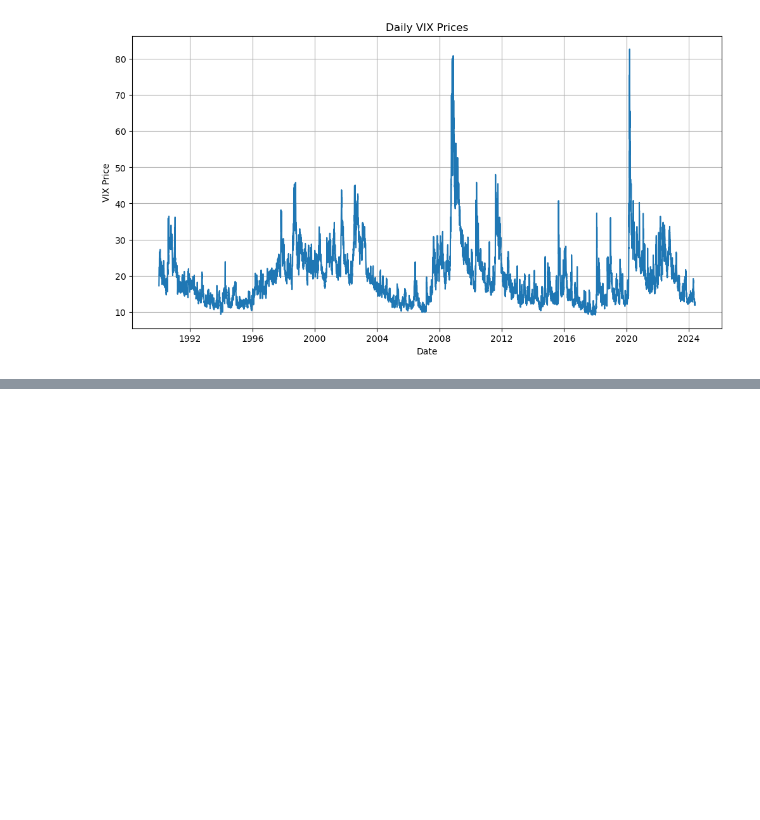
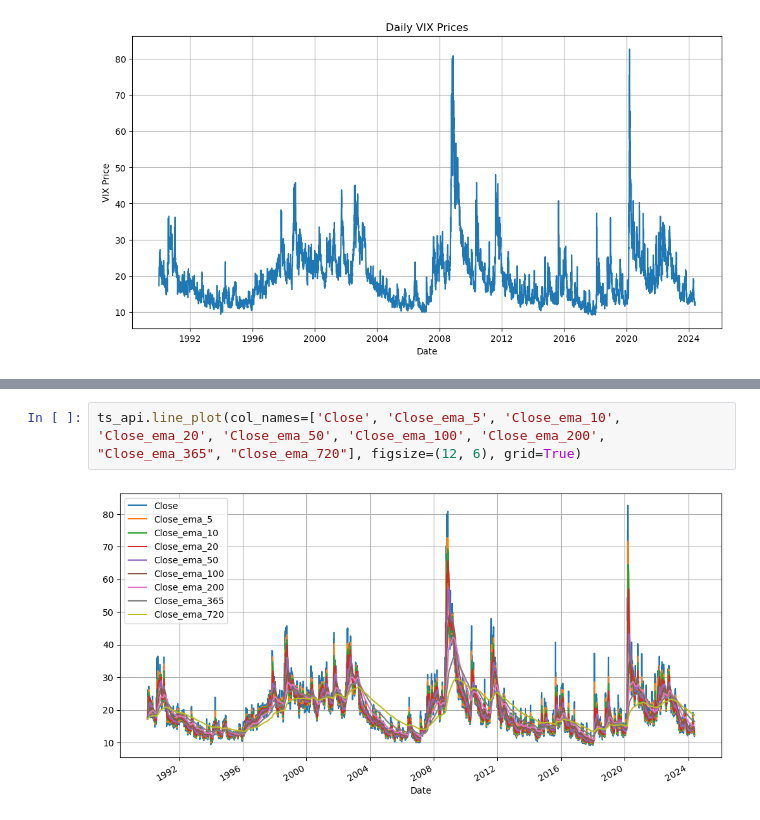
Before and after one commit to arnavc07/time_series_analysis, a Jupyter notebook: ts_playground.ipynb, the cells around one changed output, grey strips where cells are left out. Saved outputs shown, nothing was run; the diff lists cells and outputs as text; blank space fills up the shorter version.

```diff
--- a/ts_playground.ipynb
+++ b/ts_playground.ipynb
@@ -65,0 +124,4 @@ plt.show()
+# %%
+ts_api.line_plot(col_names=['Close', 'Close_ema_5', 'Close_ema_10', 'Close_ema_20', 'Close_ema_50', 'Close_ema_100', 'Close_ema_200', "Close_ema_365", "Close_ema_720"], figsize=(12, 6), grid=True)
+# %% [output]
+[figure, added]
```
Also changed, not shown: parts of 43 cells of this notebook.
